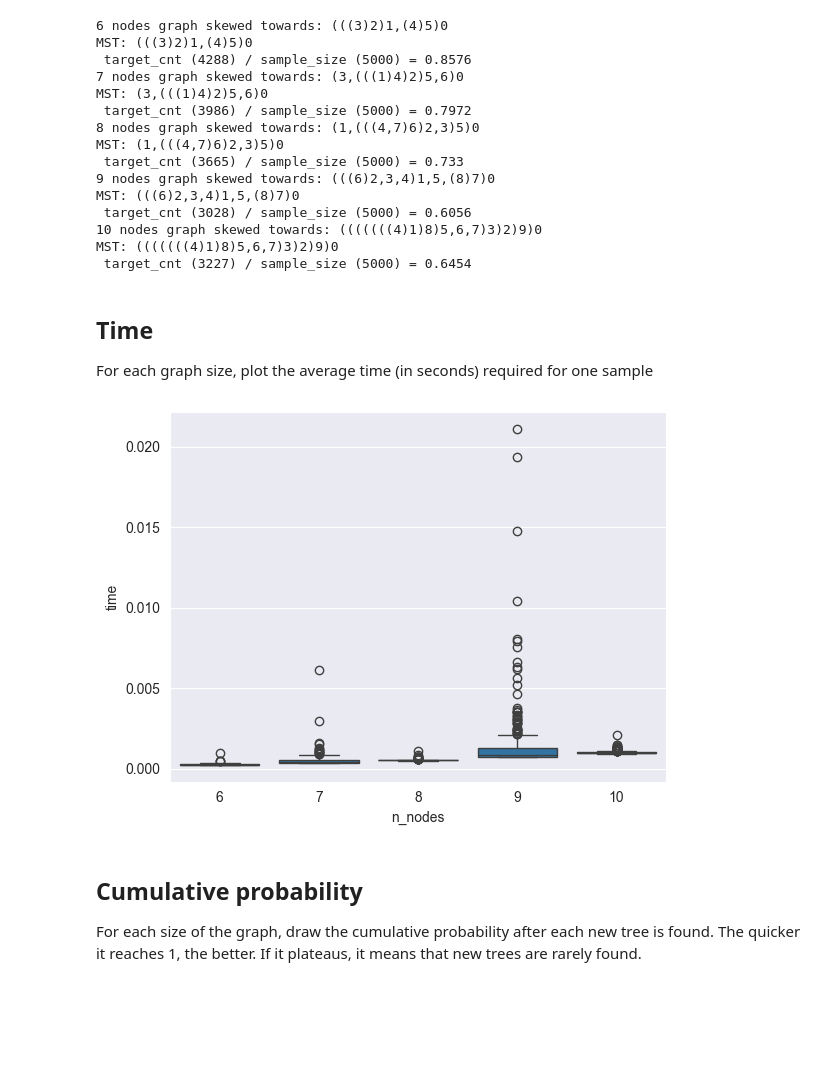
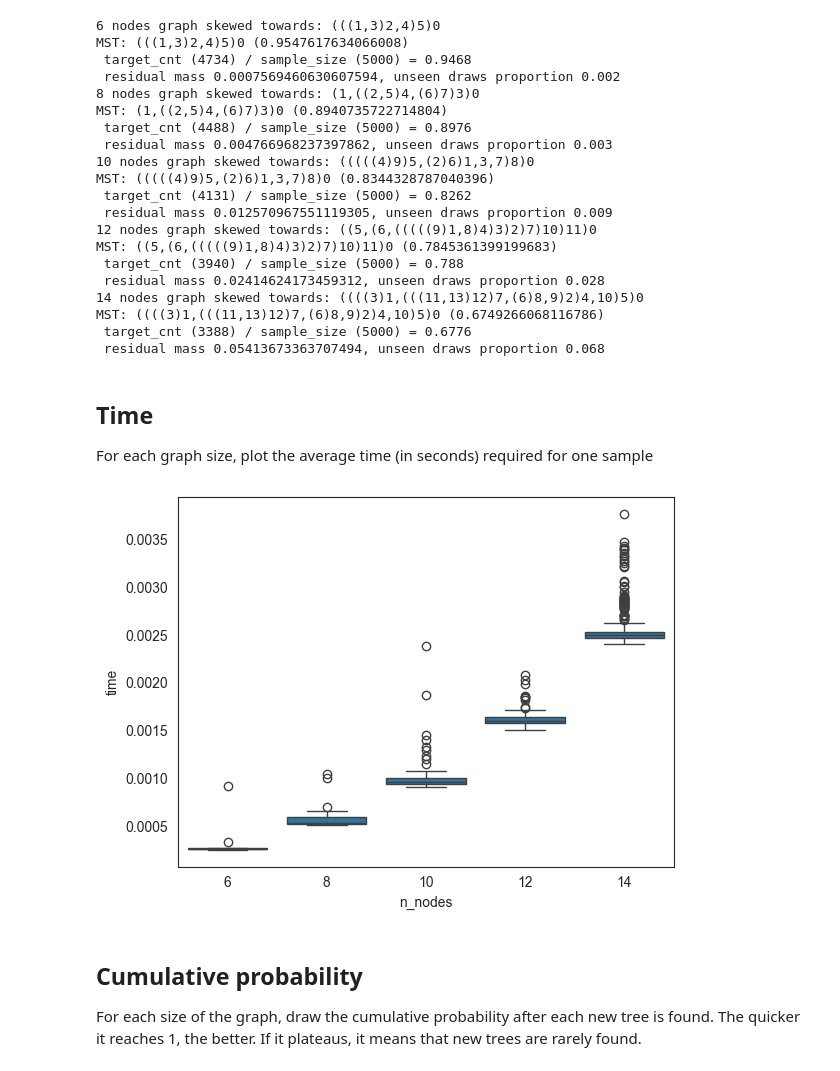
Before and after one commit to Lagergren-Lab/treesampling, a Jupyter notebook: notebooks/treesamp_analysis.ipynb, the cells around one changed output. Saved outputs shown, nothing was run; the diff lists cells and outputs as text; code cells hidden in the pictures; blank space fills up the shorter version.

```diff
--- a/notebooks/treesamp_analysis.ipynb
+++ b/notebooks/treesamp_analysis.ipynb
@@ -7,5 +7,6 @@ import networkx as nx
 import seaborn as sns
 from treesampling import algorithms
 from treesampling.utils.graphs import random_uniform_graph, random_tree_skewed_graph, tuttes_tot_weight, normalize_graph_weights, reset_adj_matrix, tree_to_newick, graph_weight
+sns.set_style("white")
 # %% [markdown]
 # Tree sampling analysis
@@ -12,12 +19,14 @@ from treesampling.utils.graphs import random_uniform_graph, random_tree_skewed_g
 # %%
-def sampling_coverage_test(k_vals: list, sample_size: int = 2000, root: int = 0, skew_factor: int = 100, log_scale: bool = False, verbose: bool = True):
+def sampling_coverage_test(k_vals: list, sample_size: int = 2000, root: int = 0, skew_factor: int = 300, log_scale: bool = False, extra_draws: int = 0, verbose: bool = True):
     """
     Perform experiment for a number of different graph sizes
     :param k_vals: graph sizes (number of nodes)
     :param sample_size: size of sample (number of draws)
     :param root: label of node to be chosen as root
     :param skew_factor: a random tree is sampled, then weights of those edges compared to the rest is x:1
-    :param log_scale: wheter to use log or non-log scale weigth matrix (and algorithm)
+    :param log_scale: whether to use log or non-log scale weigth matrix (and algorithm)
+    :param extra_draws: number of additional draws which will be used to determine the rate of low prob events
+        compared to the residual probability mass according to the determinant based normalization
     :param verbose: prints some stats while running
     :return: pandas dataframe with a record for each unseen tree
     """
@@ -27,12 +36,18 @@ def sampling_coverage_test(k_vals: list, sample_size: int = 2000, root: int = 0,
         graph, target_tree = random_tree_skewed_graph(n_nodes, skew_factor)
         target_tree_nwk = tree_to_newick(target_tree)
         mst_nwk = tree_to_newick(nx.maximum_spanning_arborescence(graph))
-        if verbose:
-            print(f"{n_nodes} nodes graph skewed towards: {target_tree_nwk}")
-            print(f"MST: {mst_nwk}" + (" different!" if target_tree_nwk != mst_nwk else ""))
         norm_graph = normalize_graph_weights(graph, rowwise=False)
         tot_weight = tuttes_tot_weight(norm_graph, root)
         log_graph = reset_adj_matrix(graph, np.log(nx.to_numpy_array(graph)))
+
+        for e in target_tree.edges():
+            target_tree.edges[e]['weight'] = norm_graph.edges()[e]['weight']
+        target_tree_weight = np.exp(graph_weight(target_tree, log_probs=True)) if log_scale else graph_weight(target_tree)
+        target_tree_weight /= tot_weight
+
+        if verbose:
+            print(f"{n_nodes} nodes graph skewed towards: {target_tree_nwk}")
+            print(f"MST: {mst_nwk} ({target_tree_weight})" + (" different!" if target_tree_nwk != mst_nwk else ""))
 
         sample = {}
         acc_w = 0
@@ -58,36 +73,57 @@ def sampling_coverage_test(k_vals: list, sample_size: int = 2000, root: int = 0,
                 acc_w += weight
                 num += 1
                 records.append([i, acc_w / tot_weight, tree_prob, num, n_nodes, skew_factor, end_time])
+
+        # check residual prob mass
+        residual = 1 - acc_w/tot_weight
+        unseen_draws = 0
+        for i in range(extra_draws):
+            if log_scale:
+                tree = algorithms.jens_rst_log(log_graph, root=root)
+            else:
+                tree = algorithms.jens_rst(graph, root=root)
+            tree_nwk = tree_to_newick(tree)
+            unseen_draws += 1 if tree_nwk not in sample else 0
+
         if verbose:
             print(f" target_cnt ({target_cnt}) / sample_size ({sample_size}) = {target_cnt / sample_size}")
+            print(f" residual mass {residual}, unseen draws proportion {unseen_draws / extra_draws}")
 
-    out_df = pd.DataFrame(records, columns=['n_draws', 'acc_prob', 'tree_prob', 'acc_discovery', 'n_nodes', 'skew_factor', 'time'])
+    out_df = pd.DataFrame(records, columns=['n_draws', 'cum_prob', 'tree_prob', 'acc_discovery', 'n_nodes', 'skew_factor', 'time'])
     return out_df
 
-res_df = sampling_coverage_test(k_vals=[6, 7, 8, 9, 10], sample_size=5000)
+res_df = sampling_coverage_test(k_vals=[6, 8, 10, 12, 14], sample_size=5000, extra_draws=1000)
 # %% [output]
-6 nodes graph skewed towards: (((3)2)1,(4)5)0
-MST: (((3)2)1,(4)5)0
- target_cnt (4288) / sample_size (5000) = 0.8576
-7 nodes graph skewed towards: (3,(((1)4)2)5,6)0
-MST: (3,(((1)4)2)5,6)0
- target_cnt (3986) / sample_size (5000) = 0.7972
-8 nodes graph skewed towards: (1,(((4,7)6)2,3)5)0
-MST: (1,(((4,7)6)2,3)5)0
- target_cnt (3665) / sample_size (5000) = 0.733
-9 nodes graph skewed towards: (((6)2,3,4)1,5,(8)7)0
-MST: (((6)2,3,4)1,5,(8)7)0
- target_cnt (3028) / sample_size (5000) = 0.6056
-10 nodes graph skewed towards: (((((((4)1)8)5,6,7)3)2)9)0
-MST: (((((((4)1)8)5,6,7)3)2)9)0
- target_cnt (3227) / sample_size (5000) = 0.6454
+6 nodes graph skewed towards: (((1,3)2,4)5)0
+MST: (((1,3)2,4)5)0 (0.9547617634066008)
+ target_cnt (4734) / sample_size (5000) = 0.9468
+ residual mass 0.0007569460630607594, unseen draws proportion 0.002
+8 nodes graph skewed towards: (1,((2,5)4,(6)7)3)0
+MST: (1,((2,5)4,(6)7)3)0 (0.8940735722714804)
+ target_cnt (4488) / sample_size (5000) = 0.8976
+ residual mass 0.004766968237397862, unseen draws proportion 0.003
+10 nodes graph skewed towards: (((((4)9)5,(2)6)1,3,7)8)0
+MST: (((((4)9)5,(2)6)1,3,7)8)0 (0.8344328787040396)
+ target_cnt (4131) / sample_size (5000) = 0.8262
+ residual mass 0.012570967551119305, unseen draws proportion 0.009
+12 nodes graph skewed towards: ((5,(6,(((((9)1,8)4)3)2)7)10)11)0
+MST: ((5,(6,(((((9)1,8)4)3)2)7)10)11)0 (0.7845361399199683)
+ target_cnt (3940) / sample_size (5000) = 0.788
+ residual mass 0.02414624173459312, unseen draws proportion 0.028
+14 nodes graph skewed towards: ((((3)1,(((11,13)12)7,(6)8,9)2)4,10)5)0
+MST: ((((3)1,(((11,13)12)7,(6)8,9)2)4,10)5)0 (0.6749266068116786)
+ target_cnt (3388) / sample_size (5000) = 0.6776
+ residual mass 0.05413673363707494, unseen draws proportion 0.068
 # %% [markdown]
 ## Time
 For each graph size, plot the average time (in seconds) required for one sample
 # %%
+res_df['time-orig'] = res_df['time']
+res_df['time'] = res_df['time'].clip(upper=0.01)
 g = sns.boxplot(res_df, x='n_nodes', y='time')
+g.get_figure().savefig("../output/fig/time_plot.eps", format='eps')
 # %% [output]
-[figure, old version]
+[figure, new version]
 # %% [markdown]
 ## Cumulative probability
 For each size of the graph, draw the cumulative probability after each new tree is found. The quicker it reaches 1, the better.
```
Also changed, not shown: parts of 6 cells of this notebook, 3 other files.
